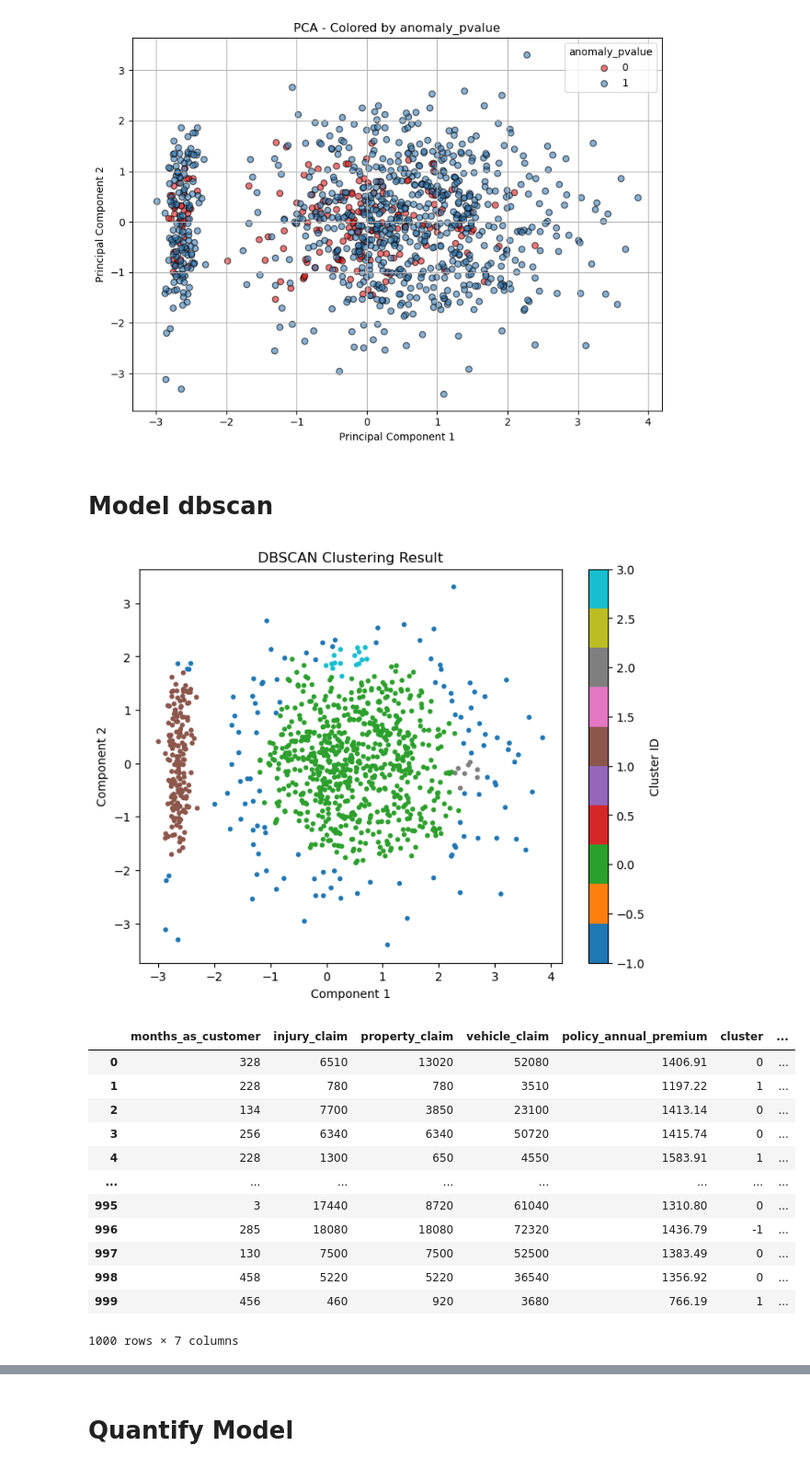
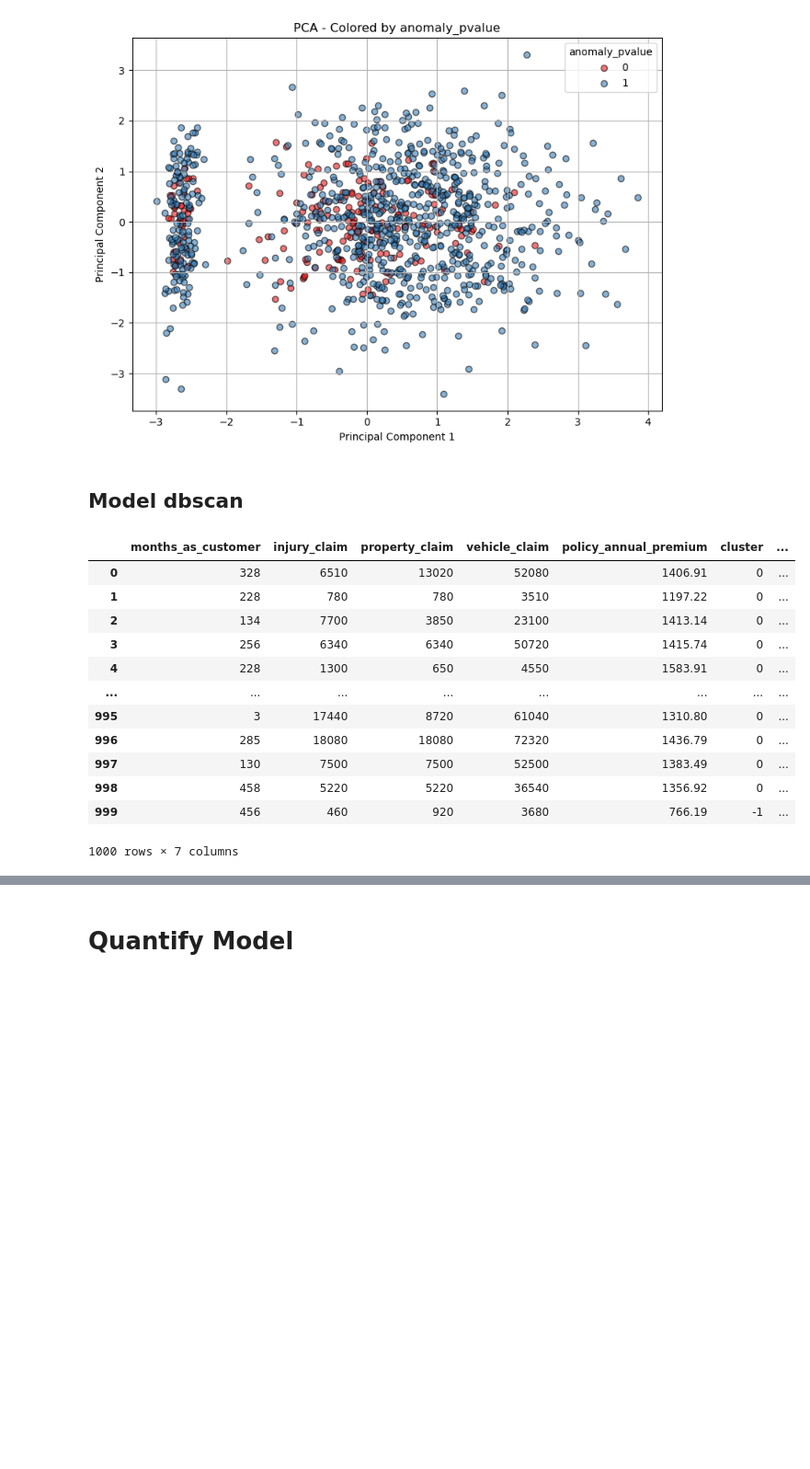
Before and after one commit to inkkuli/fraud_Insurance, a Jupyter notebook: fraud.ipynb, the cells around one changed output, grey strips where cells are left out. Shown at 92% size. Cells and saved outputs as stored; diff of their text form; code cells hidden in the pictures; blank space fills up the shorter version.

Commit message:
model if

```diff
--- a/fraud.ipynb
+++ b/fraud.ipynb
@@ -1033,14 +1033,13 @@ plot_pca_anomaly(result_df,anomaly_col='anomaly_pvalue')
 # %% [output]
 [figure]
 # %% [markdown]
-# Model dbscan
+## Model dbscan
 # %%
 from sklearn.cluster import DBSCAN
 from sklearn.preprocessing import StandardScaler
 # %%
 
-
-def dbscan_anomaly(df, eps=0.5, min_samples=5, cols=None, use_pca=False, n_components=2, plot_result=True):
+def dbscan_anomaly(df, eps=0.5, min_samples=5, cols=None):
     """
     ใช้ DBSCAN เพื่อตรวจจับ anomaly ใน DataFrame
 
@@ -1048,27 +1047,20 @@ def dbscan_anomaly(df, eps=0.5, min_samples=5, cols=None, use_pca=False, n_compo
     - df: pandas DataFrame ที่มีข้อมูล
     - eps: ระยะห่างสูงสุดระหว่างจุดสองจุดเพื่อให้เป็นเพื่อนบ้าน
     - min_samples: จำนวนจุดขั้นต่ำใน neighborhood เพื่อให้เป็น core point
-    - cols: รายชื่อคอลัมน์ที่ใช้ (ถ้า None จะใช้ทั้งหมด)
-    - use_pca: ถ้า True จะลดมิติด้วย PCA ก่อน
-    - n_components: จำนวน components สำหรับ PCA
-    - plot_result: ถ้า True จะแสดงกราฟ scatter
+    - cols: รายชื่อคอลัมน์ที่ใช้ (ถ้า None จะใช้คอลัมน์ตัวเลขทั้งหมด)
 
     Returns:
     - df_out: DataFrame เดิมพร้อมคอลัมน์ `anomaly` และ `cluster`
     """
 
-    # เลือกคอลัมน์
+    # เลือกเฉพาะคอลัมน์ที่เป็นตัวเลข
     if cols is None:
         cols = df.select_dtypes(include='number').columns.tolist()
 
     # สเกลข้อมูล
     X_scaled = StandardScaler().fit_transform(df[cols])
 
-    # ลดมิติถ้าต้องการ
-    if use_pca:
-        X_scaled = PCA(n_components=n_components).fit_transform(X_scaled)
-
-    # สร้างโมเดล DBSCAN
+    # รัน DBSCAN
     model = DBSCAN(eps=eps, min_samples=min_samples)
     clusters = model.fit_predict(X_scaled)
 
@@ -1077,33 +1069,22 @@ def dbscan_anomaly(df, eps=0.5, min_samples=5, cols=None, use_pca=False, n_compo
     df_out["cluster"] = clusters
     df_out["anomaly"] = (clusters == -1).astype(int)  # -1 = noise
 
-    # แสดงผล
-    if plot_result and X_scaled.shape[1] >= 2:
-        plt.figure(figsize=(8, 6))
-        plt.scatter(X_scaled[:, 0], X_scaled[:, 1], c=clusters, cmap='tab10', s=10)
-        plt.title('DBSCAN Clustering Result')
-        plt.xlabel('Component 1')
-        plt.ylabel('Component 2')
-        plt.colorbar(label='Cluster ID')
-        plt.show()
-
     return df_out
 # %%
+df_result_dbscan = dbscan_anomaly(df_cleaned, eps=0.8, min_samples=5)
 
-df_result_dbscan = dbscan_anomaly(df_cleaned, eps=0.3, min_samples=10, use_pca=True)
 df_result_dbscan
 # %% [output]
-[figure, removed]
 |  | months_as_customer | injury_claim | property_claim | vehicle_claim | policy_annual_premium | cluster | ... |
 | 0 | 328 | 6510 | 13020 | 52080 | 1406.91 | 0 | ... |
-| 1 | 228 | 780 | 780 | 3510 | 1197.22 | 1 | ... |
+| 1 | 228 | 780 | 780 | 3510 | 1197.22 | 0 | ... |
 | 2 | 134 | 7700 | 3850 | 23100 | 1413.14 | 0 | ... |
 | 3 | 256 | 6340 | 6340 | 50720 | 1415.74 | 0 | ... |
-| 4 | 228 | 1300 | 650 | 4550 | 1583.91 | 1 | ... |
+| 4 | 228 | 1300 | 650 | 4550 | 1583.91 | 0 | ... |
 | ... | ... | ... | ... | ... | ... | ... | ... |
 | 995 | 3 | 17440 | 8720 | 61040 | 1310.80 | 0 | ... |
-| 996 | 285 | 18080 | 18080 | 72320 | 1436.79 | -1 | ... |
+| 996 | 285 | 18080 | 18080 | 72320 | 1436.79 | 0 | ... |
 | 997 | 130 | 7500 | 7500 | 52500 | 1383.49 | 0 | ... |
 | 998 | 458 | 5220 | 5220 | 36540 | 1356.92 | 0 | ... |
-| 999 | 456 | 460 | 920 | 3680 | 766.19 | 1 | ... |
+| 999 | 456 | 460 | 920 | 3680 | 766.19 | -1 | ... |
 1000 rows × 7 columns
```
Also changed, not shown: parts of 18 cells of this notebook.
